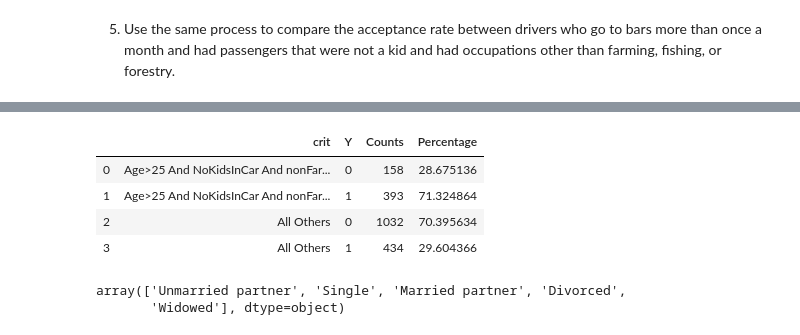
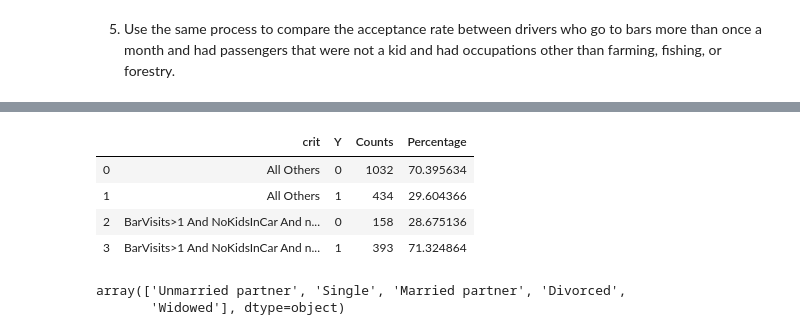
Before and after one commit to purnamididuddi/coupon_acceptance, a Jupyter notebook: coupon_analysis.ipynb, the cells around one changed output, grey strips where cells are left out. Drawn from its saved outputs; the diff is of its cells as text; code cells hidden in the pictures.

```diff
--- a/coupon_analysis.ipynb
+++ b/coupon_analysis.ipynb
@@ -358,6 +353,10 @@ fig.show()
 # %% [markdown]
 4. Compare the acceptance rate between drivers who go to a bar more than once a month and are over the age of 25 to the all others.  Is there a difference?
 # %%
+try:
+    bar_data = bar_data.drop('crit',axis=1)
+except:
+    pass
 ages_more_than_25 = ['26','31', '36', '41', '46', '50plus']
 bar_more_than_once = ['1~3', 'gt8', '4~8']
 
@@ -371,8 +370,8 @@ bar_data_g.columns = ['crit', 'Y', 'Counts', 'Percentage']
 fig = px.bar(bar_data_g, x='crit',
              labels={'crit':'Age and Bar-visits groupings', 'value':'Coupon acceptance percentages'},
              y=['Counts'], color='Y', text=bar_data_g['Percentage'].apply(lambda x: '{0:1.2f}%'.format(x)))
-fig.update_layout(width=800,
-    height=800)
+fig.update_layout(width=500,
+    height=500)
 fig.show()
 # %% [output]
 [interactive output not drawn]
@@ -381,33 +380,33 @@ fig.show()
 # %%
 bar_data = bar_data.drop('crit',axis=1)
 bar_more_than_once = ['1~3', 'gt8', '4~8']
 occ_ignore_list = ['Farming Fishing & Forestry']
 psngr_ignore_list = ['Kid(s)']
 #print(bar_data['passanger'].unique())
 #print(bar_data['occupation'].unique())
 bar_data.loc[(bar_data.eval('Bar in @bar_more_than_once and \
                              passanger not in @psngr_ignore_list and \
-                             occupation not in @occ_ignore_list')),'crit'] = 'Age>25 And NoKidsInCar And nonFarmers'
+                             occupation not in @occ_ignore_list')),'crit'] = 'BarVisits>1 And NoKidsInCar And nonFarmers'
 bar_data.loc[(bar_data['crit'].isnull()), 'crit'] = 'All Others'
 
 bar_data_g = bar_data.groupby(['crit', 'Y']).size().reset_index()
 bar_data_g['percentage'] = bar_data.groupby(['crit', 'Y']).size().groupby(level=0).apply(lambda x: 100 * x / float(x.sum())).values
 bar_data_g.columns = ['crit', 'Y', 'Counts', 'Percentage']
 
 fig = px.bar(bar_data_g, x='crit',
              labels={'crit':'Groupings', 'value':'Coupon acceptance percentages'},
              y=['Counts'], color='Y', text=bar_data_g['Percentage'].apply(lambda x: '{0:1.2f}%'.format(x)))
-fig.update_layout(width=800,
-    height=800)
+fig.update_layout(width=600,
+    height=600)
 fig.show()
 bar_data_g.head()
 # %% [output]
 [interactive output not drawn]
 |  | crit | Y | Counts | Percentage |
-| 0 | Age>25 And NoKidsInCar And nonFar... | 0 | 158 | 28.675136 |
-| 1 | Age>25 And NoKidsInCar And nonFar... | 1 | 393 | 71.324864 |
-| 2 | All Others | 0 | 1032 | 70.395634 |
-| 3 | All Others | 1 | 434 | 29.604366 |
+| 0 | All Others | 0 | 1032 | 70.395634 |
+| 1 | All Others | 1 | 434 | 29.604366 |
+| 2 | BarVisits>1 And NoKidsInCar And n... | 0 | 158 | 28.675136 |
+| 3 | BarVisits>1 And NoKidsInCar And n... | 1 | 393 | 71.324864 |
 # %%
 bar_data['maritalStatus'].unique()
 # %% [output]
```
Also changed, not shown: parts of 21 cells of this notebook, 1 other file.
